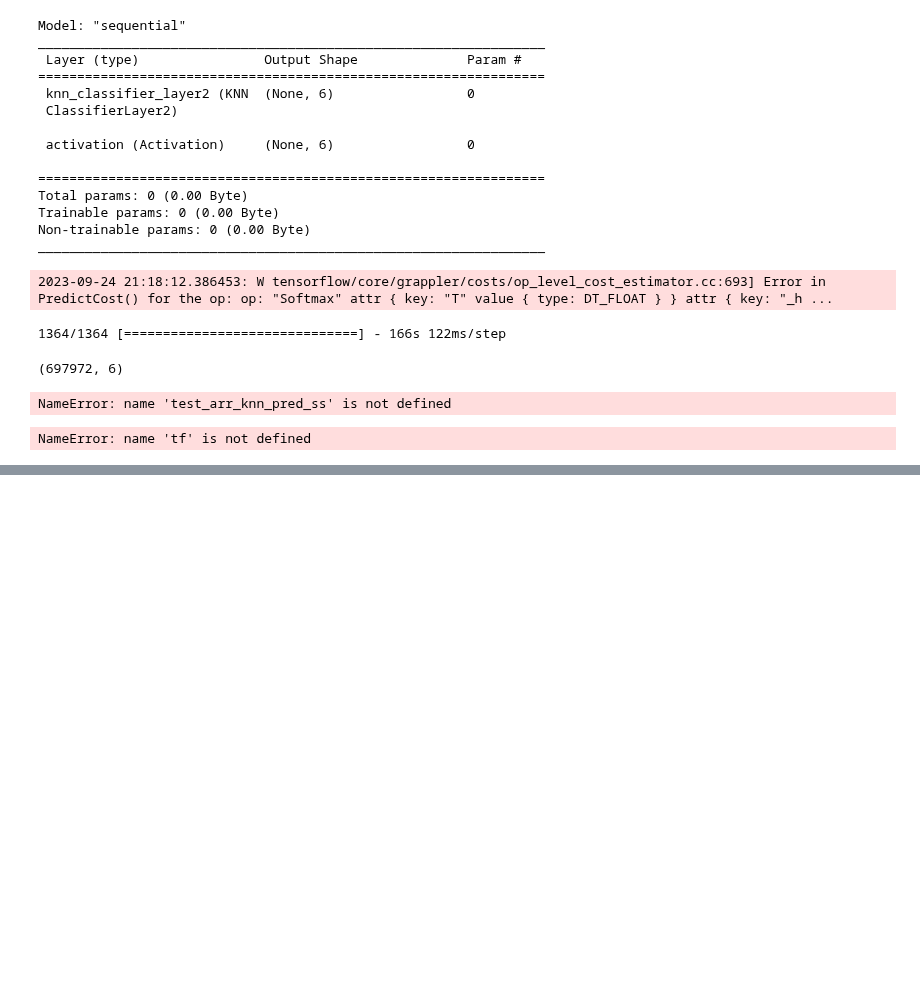
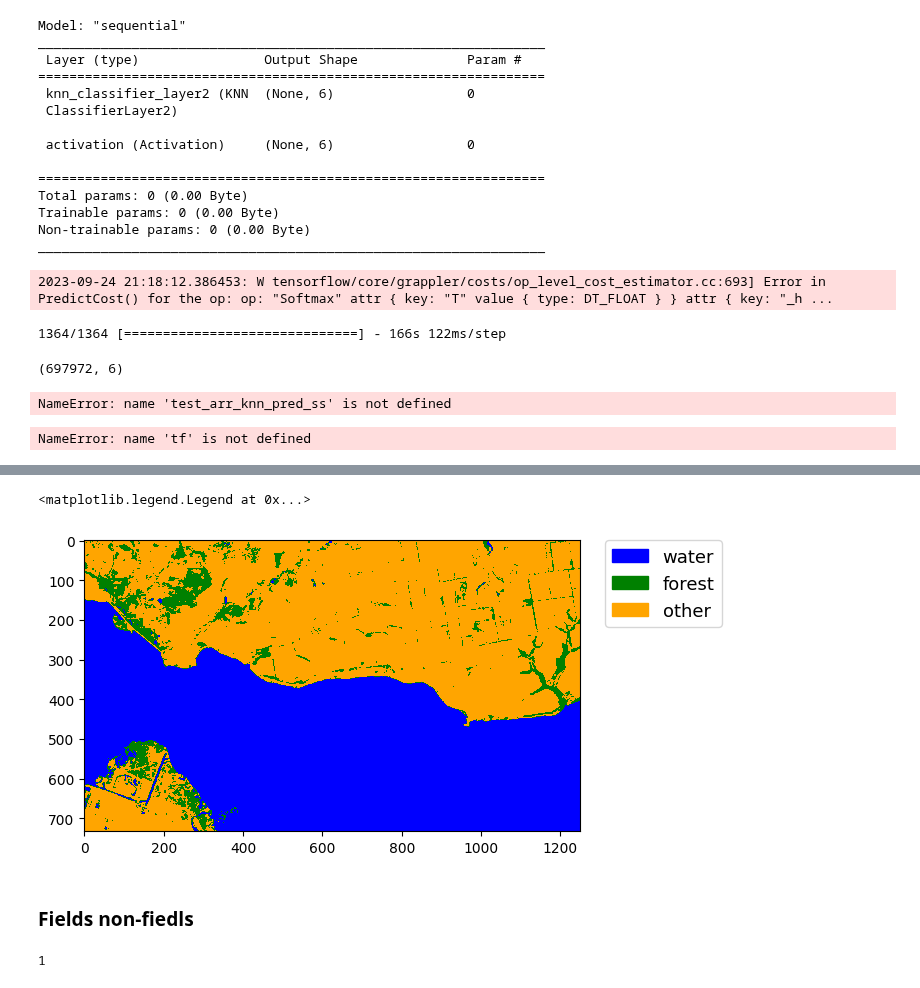
Before and after one commit to angpysha/Satellite_Imagery_Analysis, a Jupyter notebook: Classification/dataset_6_keras.ipynb, the cells around one changed output, grey strips where cells are left out. Saved outputs shown, nothing was run; the diff lists cells and outputs as text; code cells hidden in the pictures; blank space fills up the shorter version.

```diff
--- a/Classification/dataset_6_keras.ipynb
+++ b/Classification/dataset_6_keras.ipynb
@@ -986,0 +1264,24 @@ NameError: name 'tf' is not defined
+# %%
+other_idxs = np.setdiff1d(np.arange(nb_binary_pic_1_cat.shape[0]), pic_water_idxs)
+# %%
+combined_vec[other_idxs] = pic_forest_nonforest_pred_vector_tocombine
+# %%
+combined_vec = combined_vec + 1
+# %%
+combined_pic_1 = combined_vec.reshape(733,1250)
+# %%
+from matplotlib.colors import ListedColormap
+import earthpy.plot as ep
+import matplotlib.pyplot as plt
+
+# im = ep.plot_bands(nb_binary_pic_1_pic,
+#                    vmin=1, vmax=6,
+#               cmap=ListedColormap(['green', 'purple', 'orange', 'blue', 'yellow','red']))
+#ep.make_col_list()
+im = plt.imshow(combined_pic_1,
+           vmin=1,vmax=6,
+               cmap=ListedColormap(['blue', 'green', 'orange', 'grey', 'yellow','brown']))
+ep.draw_legend(im_ax = im, titles = ["water","forest", "other"])
+# %% [output]
+<matplotlib.legend.Legend at 0x...>
+[figure, added]
@@ -986,0 +1290,6 @@ NameError: name 'tf' is not defined
+# %% [markdown]
+### Fields non-fiedls
+# %%
+y_train_2_labels.max()
+# %% [output]
+1
```
Also changed, not shown: parts of 222 cells of this notebook, 1 other file.
